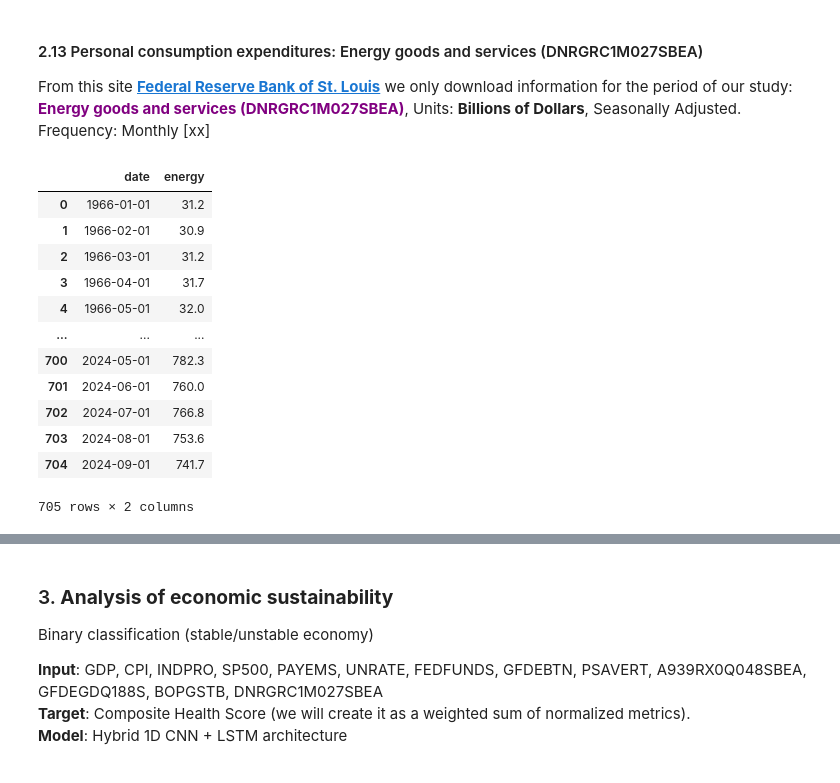
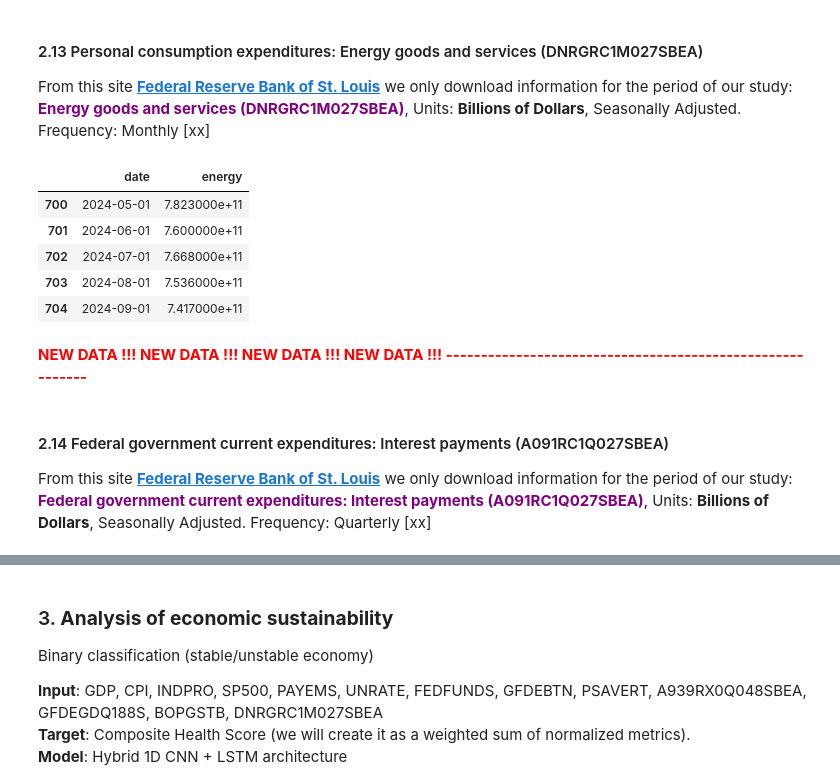
Before and after one commit to Engineer194/Analysis-of-the-US-Economy---Part-3, a Jupyter notebook: ver.2.ipynb, the cells around one changed output, grey strips where cells are left out. Drawn from its saved outputs; the diff is of its cells as text; code cells hidden in the pictures.

```diff
--- a/ver.2.ipynb
+++ b/ver.2.ipynb
@@ -426,19 +344,19 @@ tb
 From this site **[Federal Reserve Bank of St. Louis](https://fred.stlouisfed.org/series/DNRGRC1M027SBEA)** we only download information for the period of our study: **<a style="color:purple;">Energy goods and services (DNRGRC1M027SBEA)</a>**, Units: **Billions of Dollars**, Seasonally Adjusted. Frequency: Monthly [xx]
 # %%
 energy = pd.read_csv('data/DNRGRC1M027SBEA.csv') # Loading data.
-energy.columns = ["date", "energy"]
-energy
+energy.columns = ['date', 'energy']
+energy['energy'] = energy['energy'] * 1_000_000_000 # Convert to dollars.
+energy.tail()
 # %% [output]
 |  | date | energy |
-| 0 | 1966-01-01 | 31.2 |
-| 1 | 1966-02-01 | 30.9 |
-| 2 | 1966-03-01 | 31.2 |
-| 3 | 1966-04-01 | 31.7 |
-| 4 | 1966-05-01 | 32.0 |
-| ... | ... | ... |
-| 700 | 2024-05-01 | 782.3 |
-| 701 | 2024-06-01 | 760.0 |
-| 702 | 2024-07-01 | 766.8 |
-| 703 | 2024-08-01 | 753.6 |
-| 704 | 2024-09-01 | 741.7 |
+| 700 | 2024-05-01 | 7.823000e+11 |
+| 701 | 2024-06-01 | 7.600000e+11 |
+| 702 | 2024-07-01 | 7.668000e+11 |
+| 703 | 2024-08-01 | 7.536000e+11 |
+| 704 | 2024-09-01 | 7.417000e+11 |
-705 rows × 2 columns
+# %% [markdown]
+<a style="color:red;">**NEW DATA !!! NEW DATA !!! NEW DATA !!! NEW DATA !!! ----------------------------------------------------------**</a>
+# %% [markdown]
+#### 2.14  Federal government current expenditures: Interest payments (A091RC1Q027SBEA)
+
+From this site **[Federal Reserve Bank of St. Louis](https://fred.stlouisfed.org/series/A091RC1Q027SBEA)** we only download information for the period of our study: **<a style="color:purple;">Federal government current expenditures: Interest payments (A091RC1Q027SBEA)</a>**, Units: **Billions of Dollars**, Seasonally Adjusted. Frequency: Quarterly [xx]
```
Also changed, not shown: parts of 19 cells of this notebook.
